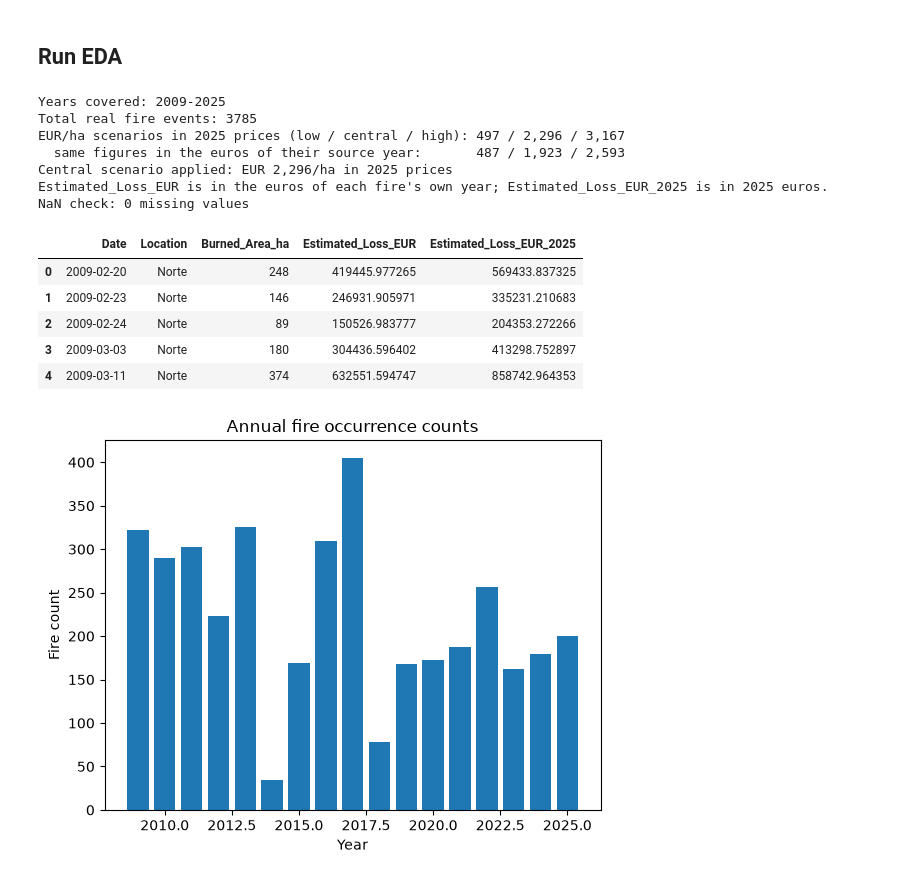
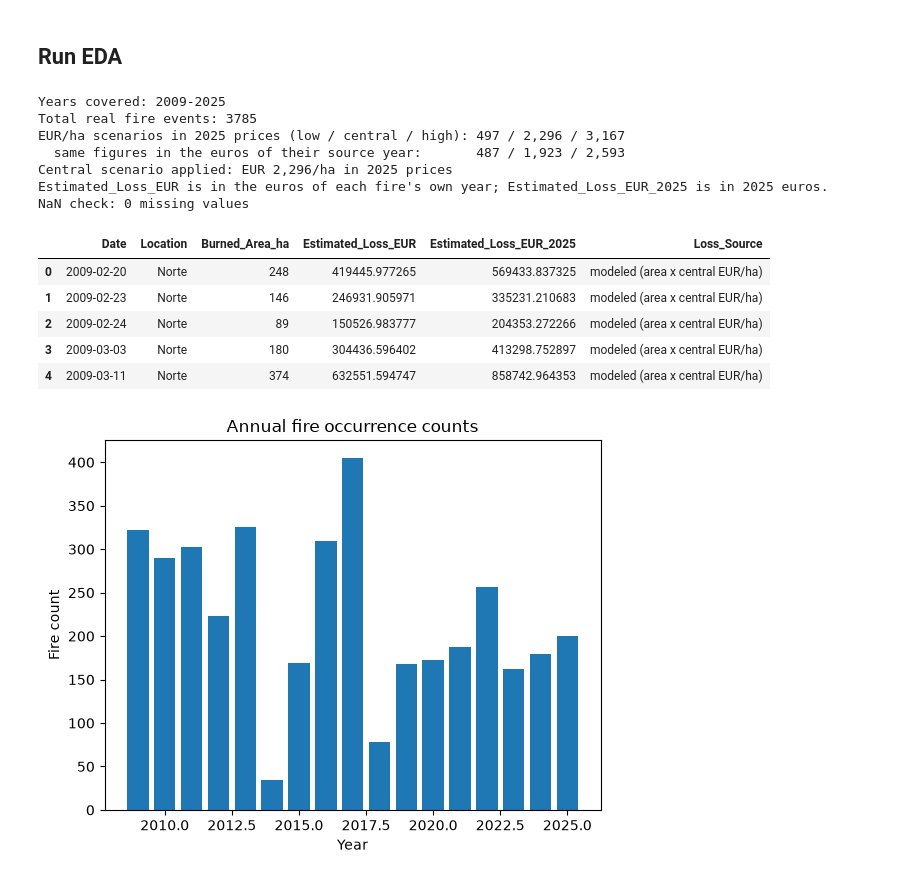
Before and after one commit to DanPhnx/pt-wildfire-catmodel, a Jupyter notebook: notebooks/01_eda.ipynb, the cells around one changed output. Drawn from its saved outputs; the diff is of its cells as text; code cells hidden in the pictures.

```diff
--- a/notebooks/01_eda.ipynb
+++ b/notebooks/01_eda.ipynb
@@ -432,39 +432,45 @@ def plot_empirical_cdf(data: np.ndarray, ax=None, label: str = "Empirical"):
 # %%
 processed_df = load_effis_fire_database()
 hicp = fetch_hicp()
 area_2017_ha = processed_df.loc[processed_df["Date"].dt.year == 2017, "Burned_Area_ha"].sum()
 calibration_df = build_loss_calibration(area_2017_ha, hicp)
 
 # Central scenario, in 2025 euros; then restated to the euros of each fire's own year.
 eur_per_ha = calibration_df.loc[calibration_df["label"] == "central", "eur_per_ha"].iloc[0]
 processed_df["Estimated_Loss_EUR_2025"] = processed_df["Burned_Area_ha"] * eur_per_ha
 year_prices = processed_df["Date"].dt.year.map(hicp) / hicp[PRICE_BASE_YEAR]
 processed_df["Estimated_Loss_EUR"] = processed_df["Estimated_Loss_EUR_2025"] * year_prices
-processed_df = processed_df[["Date", "Location", "Burned_Area_ha", "Estimated_Loss_EUR", "Estimated_Loss_EUR_2025"]]
+# No source publishes loss at this per-fire grain (only annual/event aggregates, and only 2017 sits
+# inside this window - see data/raw/loss_anchors.csv), so every row's loss is modeled, not observed.
+# Estimated_Loss_EUR is not "filled only where sourced" (as first drafted in the PRD) because that
+# would leave it almost entirely empty; instead every row is filled and explicitly labelled, so a
+# modeled figure is never mistaken for a sourced one. See "Data gaps and assumptions" below.
+processed_df["Loss_Source"] = "modeled (area x central EUR/ha)"
+processed_df = processed_df[["Date", "Location", "Burned_Area_ha", "Estimated_Loss_EUR", "Estimated_Loss_EUR_2025", "Loss_Source"]]
 processed_df.to_csv(PROCESSED_DIR / "wildfires_processed.csv", index=False)
 
 print(f"Years covered: {processed_df['Date'].dt.year.min()}-{processed_df['Date'].dt.year.max()}")
 print(f"Total real fire events: {len(processed_df)}")
 print("EUR/ha scenarios in 2025 prices (low / central / high): " + " / ".join(f"{v:,.0f}" for v in calibration_df["eur_per_ha"]))
 print("  same figures in the euros of their source year:       " + " / ".join(f"{v:,.0f}" for v in calibration_df["eur_per_ha_source_prices"]))
 print(f"Central scenario applied: EUR {eur_per_ha:,.0f}/ha in {PRICE_BASE_YEAR} prices")
 print("Estimated_Loss_EUR is in the euros of each fire's own year; Estimated_Loss_EUR_2025 is in 2025 euros.")
 print(f"NaN check: {processed_df.isna().sum().sum()} missing values")
 processed_df.head()
 # %% [output]
 Years covered: 2009-2025
 Total real fire events: 3785
 EUR/ha scenarios in 2025 prices (low / central / high): 497 / 2,296 / 3,167
   same figures in the euros of their source year:       487 / 1,923 / 2,593
 Central scenario applied: EUR 2,296/ha in 2025 prices
 Estimated_Loss_EUR is in the euros of each fire's own year; Estimated_Loss_EUR_2025 is in 2025 euros.
 NaN check: 0 missing values
-|  | Date | Location | Burned_Area_ha | Estimated_Loss_EUR | Estimated_Loss_EUR_2025 |
-| 0 | 2009-02-20 | Norte | 248 | 419445.977265 | 569433.837325 |
-| 1 | 2009-02-23 | Norte | 146 | 246931.905971 | 335231.210683 |
-| 2 | 2009-02-24 | Norte | 89 | 150526.983777 | 204353.272266 |
-| 3 | 2009-03-03 | Norte | 180 | 304436.596402 | 413298.752897 |
-| 4 | 2009-03-11 | Norte | 374 | 632551.594747 | 858742.964353 |
+|  | Date | Location | Burned_Area_ha | Estimated_Loss_EUR | Estimated_Loss_EUR_2025 | Loss_Source |
+| 0 | 2009-02-20 | Norte | 248 | 419445.977265 | 569433.837325 | modeled (area x central EUR/ha) |
+| 1 | 2009-02-23 | Norte | 146 | 246931.905971 | 335231.210683 | modeled (area x central EUR/ha) |
+| 2 | 2009-02-24 | Norte | 89 | 150526.983777 | 204353.272266 | modeled (area x central EUR/ha) |
+| 3 | 2009-03-03 | Norte | 180 | 304436.596402 | 413298.752897 | modeled (area x central EUR/ha) |
+| 4 | 2009-03-11 | Norte | 374 | 632551.594747 | 858742.964353 | modeled (area x central EUR/ha) |
 # %%
 plot_annual_fire_counts(processed_df)
 plt.show()
```
Also changed, not shown: parts of 1 cell of this notebook, 5 other files.
